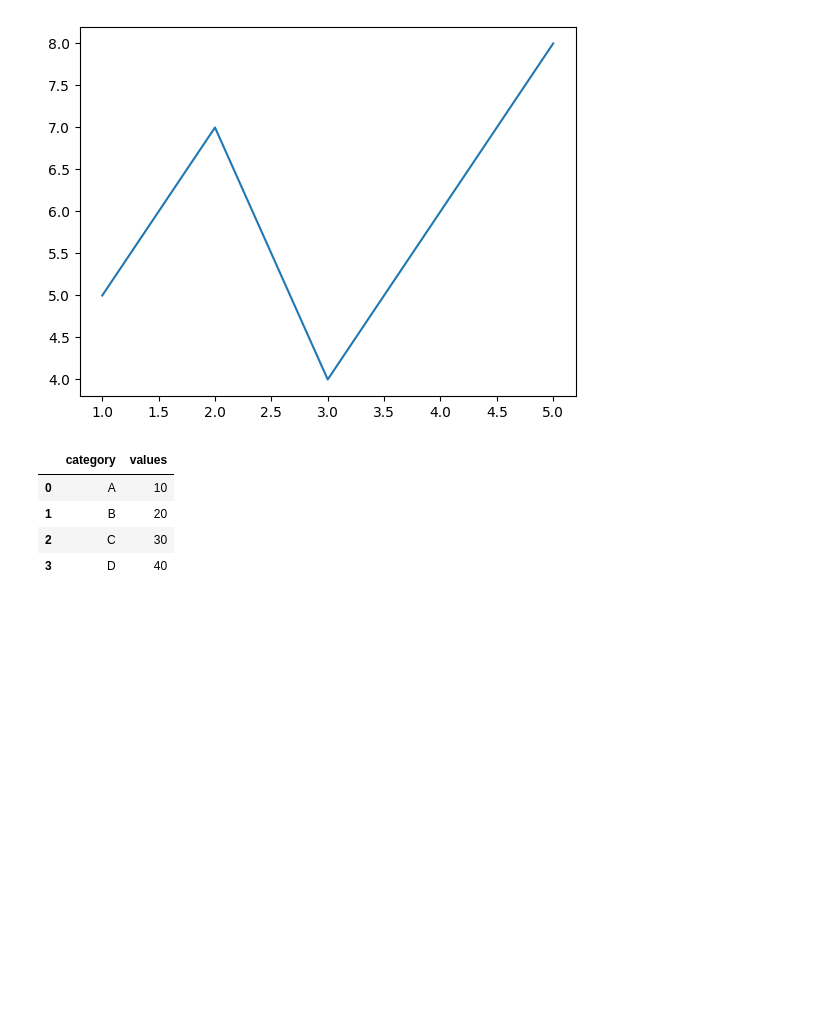
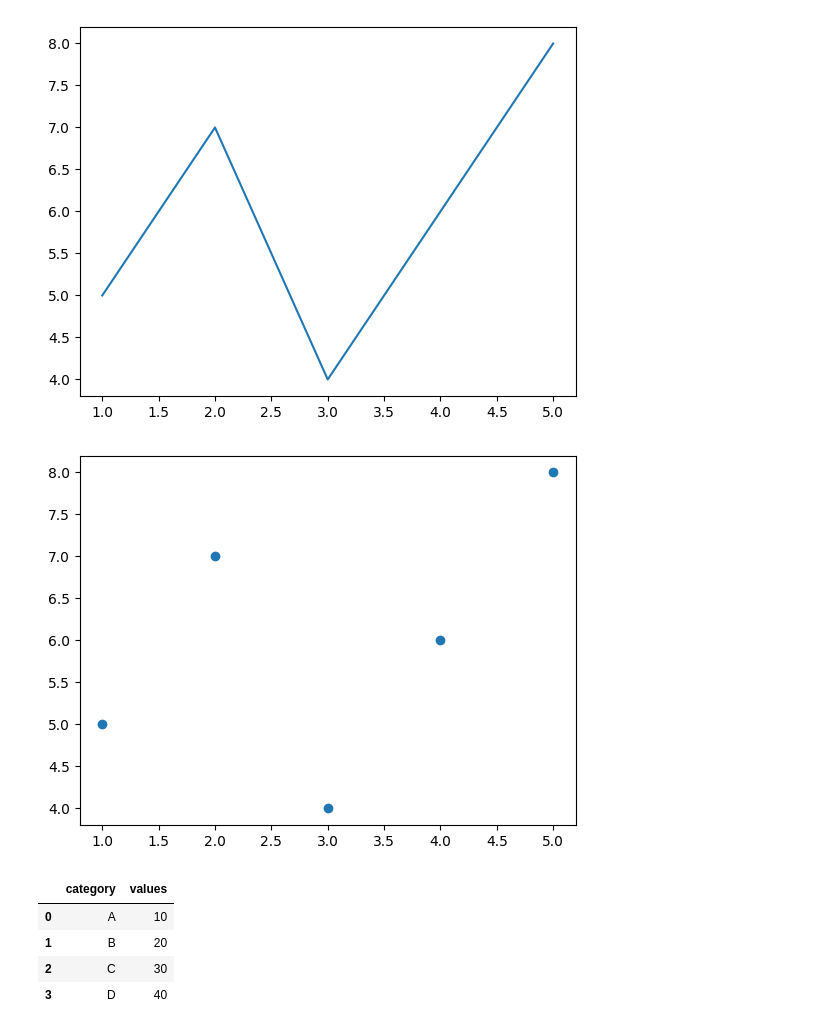
Before and after one commit to Prashantkr57/Python-for-Data-Analyst, a Jupyter notebook: Python_for_Data_Analyst.ipynb, the cells around one changed output. Saved outputs shown, nothing was run; the diff lists cells and outputs as text; code cells hidden in the pictures; blank space fills up the shorter version.

```diff
--- a/Python_for_Data_Analyst.ipynb
+++ b/Python_for_Data_Analyst.ipynb
@@ -448,6 +450,12 @@ plt.plot(x, y)
 plt.show()
 # %% [output]
 [figure]
+# %%
+# Below steps to create a basic scatter plot using Matplotlib
+plt.scatter(x, y)
+plt.show()
+# %% [output]
+[figure, added]
 # %%
 # Below are the steps to create a basic bar chart using Seaborn.
 import seaborn as sns
```
Also changed, not shown: parts of 1 cell of this notebook.
